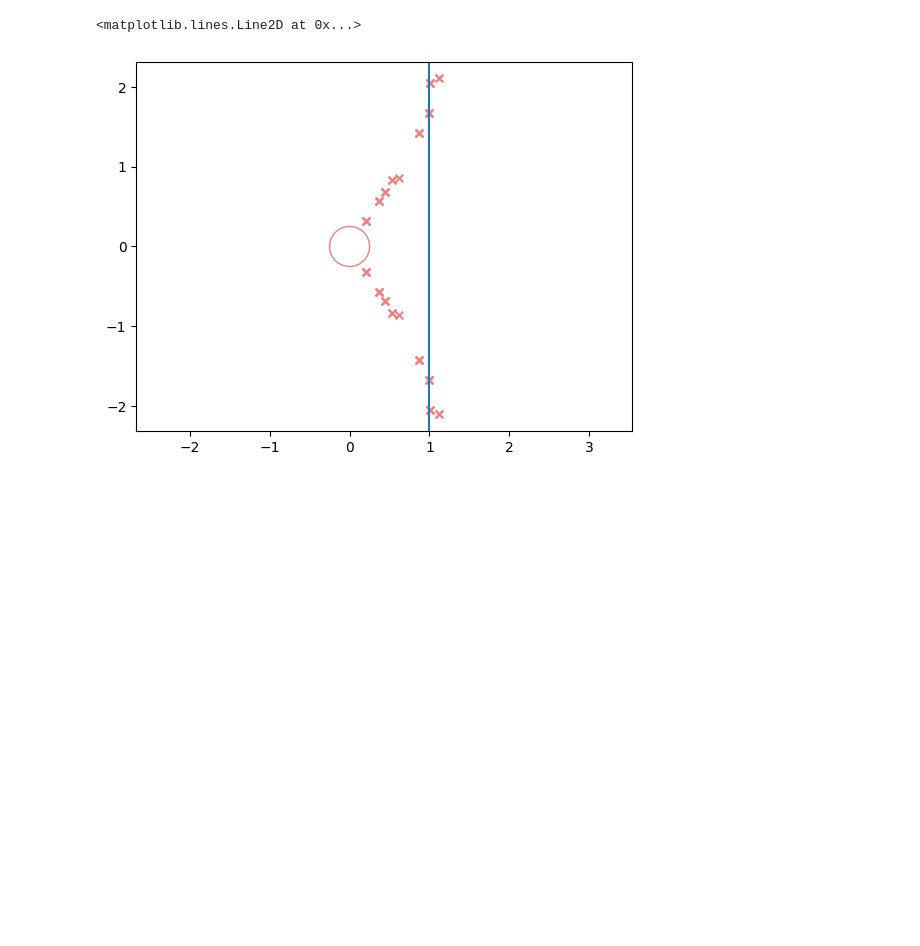
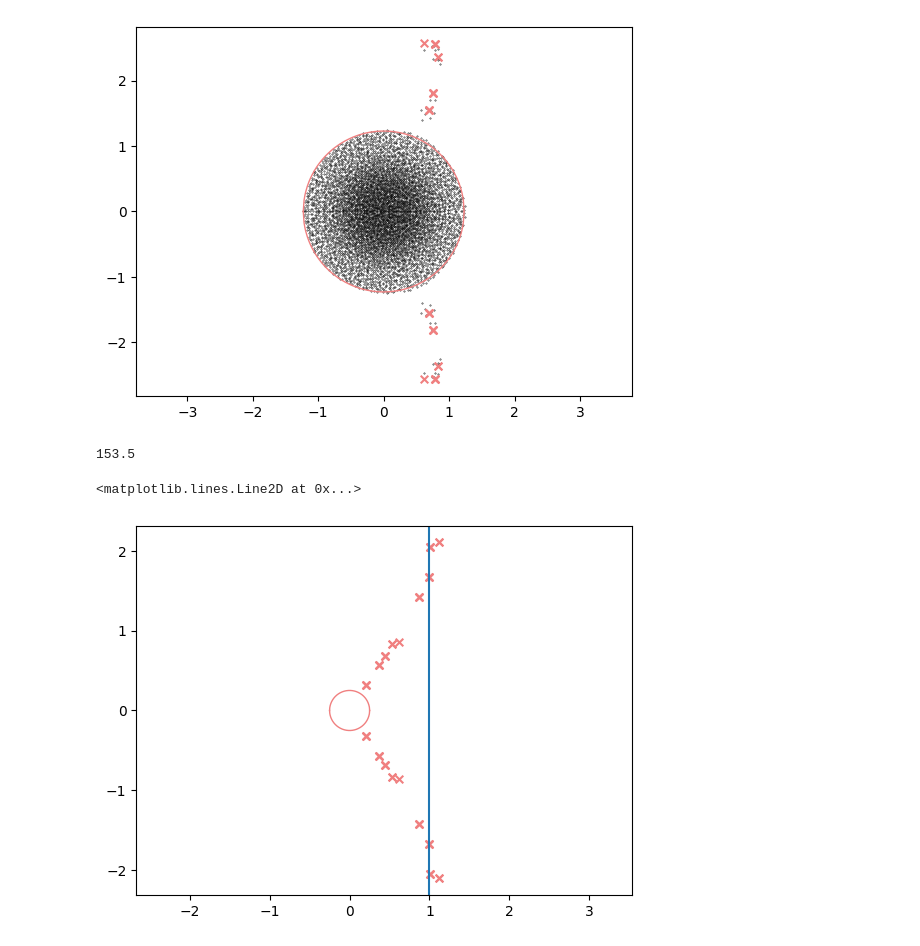
Before and after one commit to huang-yh20/spatial-linear-project, a Jupyter notebook: code/phase/try_phase_exp.ipynb, the cells around one changed output. Saved outputs shown, nothing was run; the diff lists cells and outputs as text; code cells hidden in the pictures; blank space fills up the shorter version.

Commit message:
homo fix point

```diff
--- a/code/phase/try_phase_exp.ipynb
+++ b/code/phase/try_phase_exp.ipynb
@@ -51,3 +59,16 @@ def generate_params_phase_d_II_g_bar_IE(trial1:int, trial2:int, trial_num:int =
+# %%
+p_net = generate_params_phase_try(15,5)
+J_spa = generate_net_sparse(p_net,homo_fix_point=True)
+J = J_spa.toarray()
+eigs, eig_V = np.linalg.eig(J)
+plt.scatter(np.real(eigs), np.imag(eigs),s=0.1, marker='o', color='k')
+temp_plot_pred(p_net, dim=2)
+# %% [output]
+[figure, added]
+# %%
+p_net.N_EE
+# %% [output]
+153.5
 # %%
 p_net = generate_params_phase_d_II_g_bar_IE(16,11)
 temp_plot_pred(p_net, dim=2)
```
Also changed, not shown: parts of 2 cells of this notebook, 5 other files.
